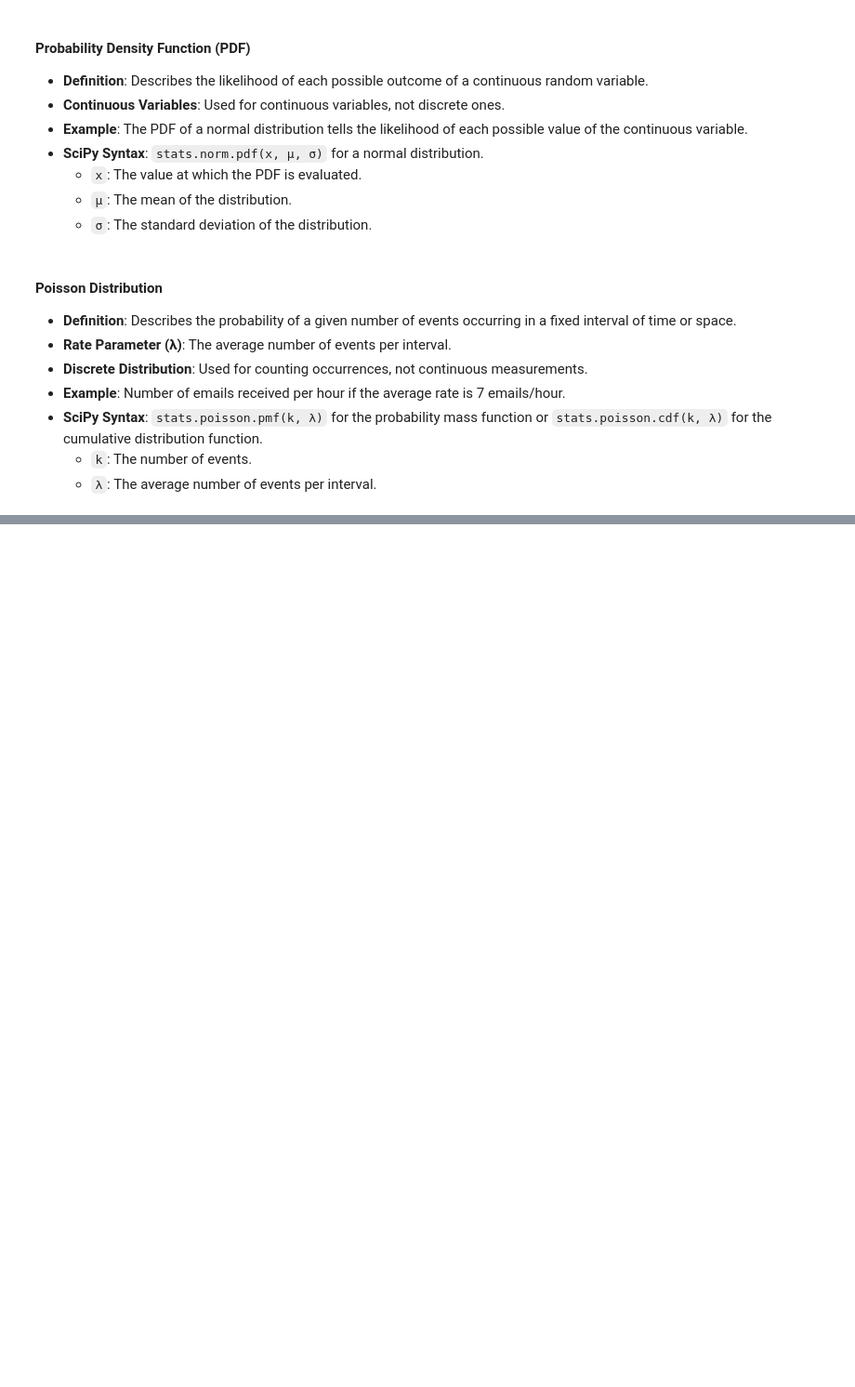
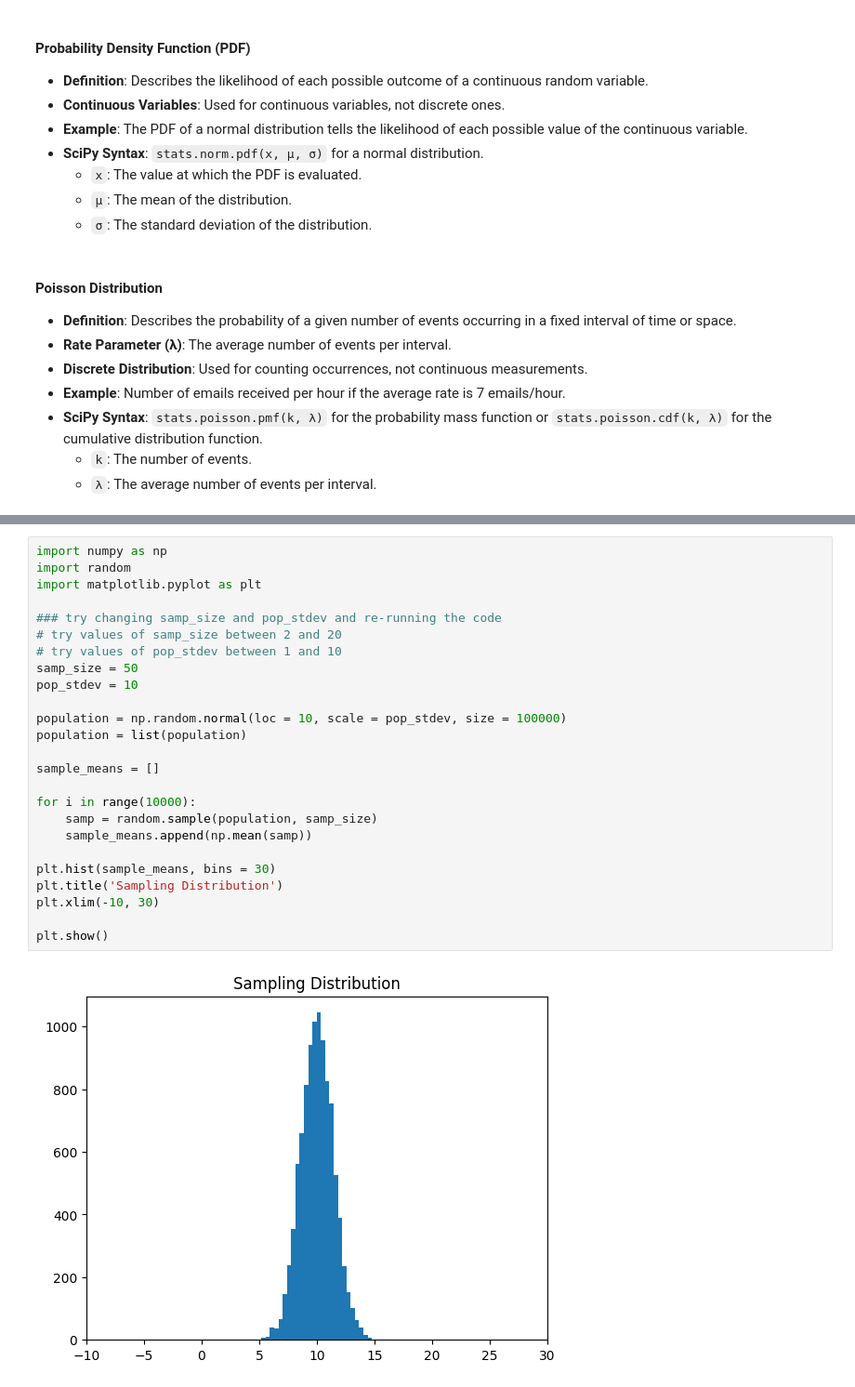
Before and after one commit to dpons222/ML-AI-Self-Learning, a Jupyter notebook: Python/Pandas/Probability.ipynb, the cells around one changed output, grey strips where cells are left out. Shown at 93% size. Cells and saved outputs as stored; diff of their text form; blank space fills up the shorter version.

```diff
--- a/Python/Pandas/Probability.ipynb
+++ b/Python/Pandas/Probability.ipynb
@@ -824,0 +910,27 @@ These values are spread wider, indicating a larger variance.
+# %%
+import numpy as np
+import random
+import matplotlib.pyplot as plt
+
+### try changing samp_size and pop_stdev and re-running the code
+# try values of samp_size between 2 and 20
+# try values of pop_stdev between 1 and 10
+samp_size = 50
+pop_stdev = 10
+
+population = np.random.normal(loc = 10, scale = pop_stdev, size = 100000)
+population = list(population)
+
+sample_means = []
+
+for i in range(10000):
+    samp = random.sample(population, samp_size)
+    sample_means.append(np.mean(samp))
+
+plt.hist(sample_means, bins = 30)
+plt.title('Sampling Distribution')
+plt.xlim(-10, 30)
+
+plt.show()
+# %% [output]
+[figure, added]
```
Also changed, not shown: parts of 33 cells of this notebook.
